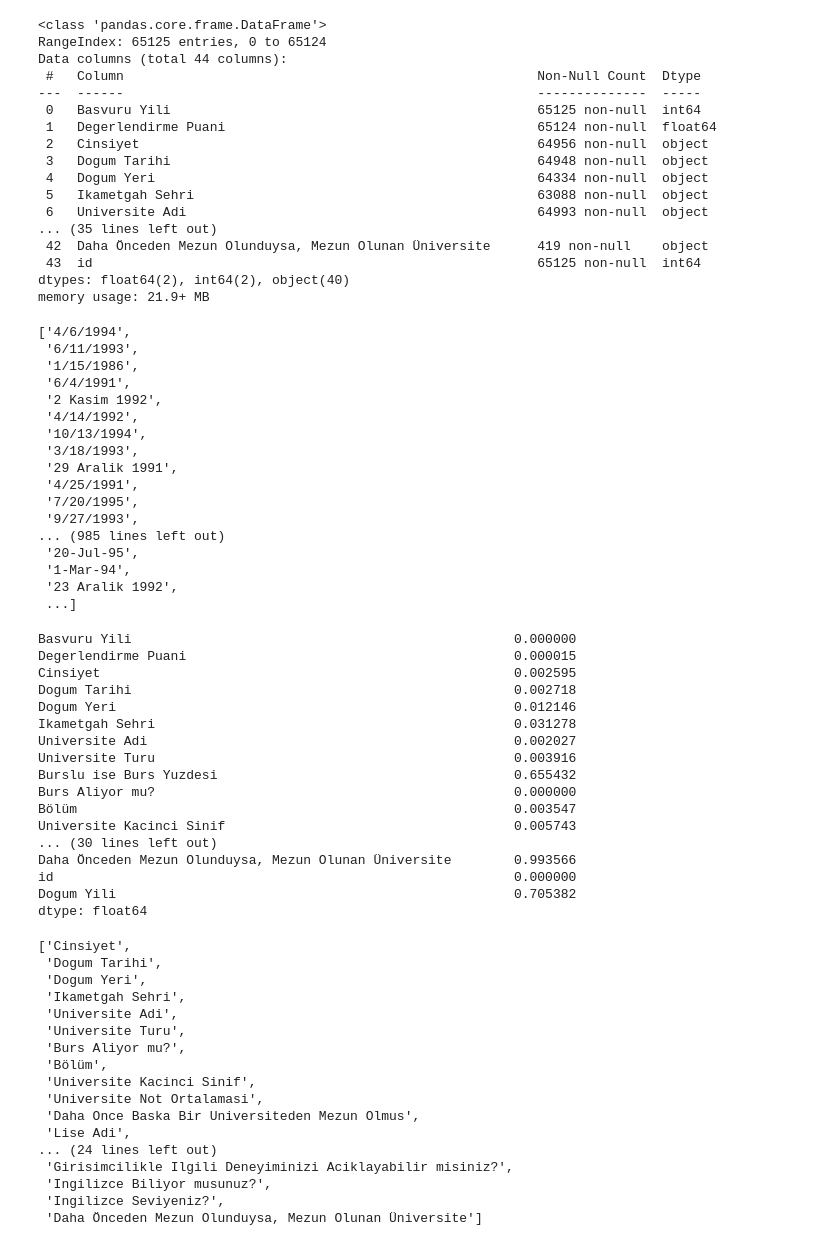
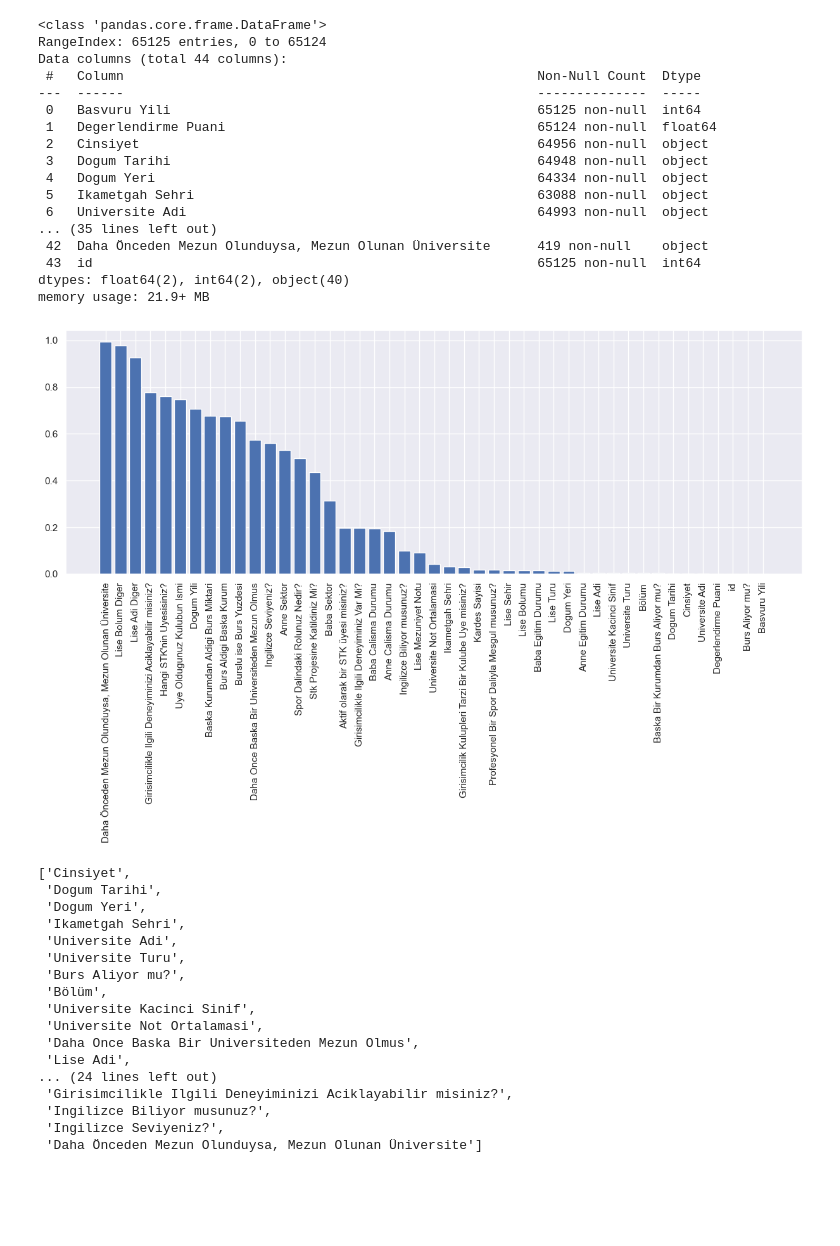
Before and after one commit to yasinkurtulus/Datathon24, a Jupyter notebook: test.ipynb, the cells around one changed output. Cells and saved outputs as stored; diff of their text form; code cells hidden in the pictures; blank space fills up the shorter version.

```diff
--- a/test.ipynb
+++ b/test.ipynb
@@ -79,42 +75,10 @@ train_df['Dogum Yili'] = pd.to_datetime(train_df['Dogum Tarihi'], errors='coerce
-# %%
-list(train_df["Dogum Tarihi"])
-# %% [output]
-['4/6/1994',
- '6/11/1993',
- '1/15/1986',
- '6/4/1991',
- '2 Kasim 1992',
- '4/14/1992',
- '10/13/1994',
- '3/18/1993',
- '29 Aralik 1991',
- '4/25/1991',
- '7/20/1995',
- '9/27/1993',
-... (985 lines left out)
- '20-Jul-95',
- '1-Mar-94',
- '23 Aralik 1992',
- ...]
 # %%
 null_ratios = train_df.isnull().sum() / len(train_df)
 null_ratios_over70=null_ratios[null_ratios>0.70]
-null_ratios
+null_ratios.sort_values(ascending=False, inplace=True)
+# Let's visulize
+fig = plt.figure(figsize=(15,5))
+plt.xticks(rotation=90)
+plt.bar(null_ratios.keys(), null_ratios.values);
 # %% [output]
-Basvuru Yili                                                 0.000000
-Degerlendirme Puani                                          0.000015
-Cinsiyet                                                     0.002595
-Dogum Tarihi                                                 0.002718
-Dogum Yeri                                                   0.012146
-Ikametgah Sehri                                              0.031278
-Universite Adi                                               0.002027
-Universite Turu                                              0.003916
-Burslu ise Burs Yuzdesi                                      0.655432
-Burs Aliyor mu?                                              0.000000
-Bölüm                                                        0.003547
-Universite Kacinci Sinif                                     0.005743
-... (30 lines left out)
-Daha Önceden Mezun Olunduysa, Mezun Olunan Üniversite        0.993566
-id                                                           0.000000
-Dogum Yili                                                   0.705382
-dtype: float64
+[figure, added]
```
Also changed, not shown: parts of 15 cells of this notebook.
